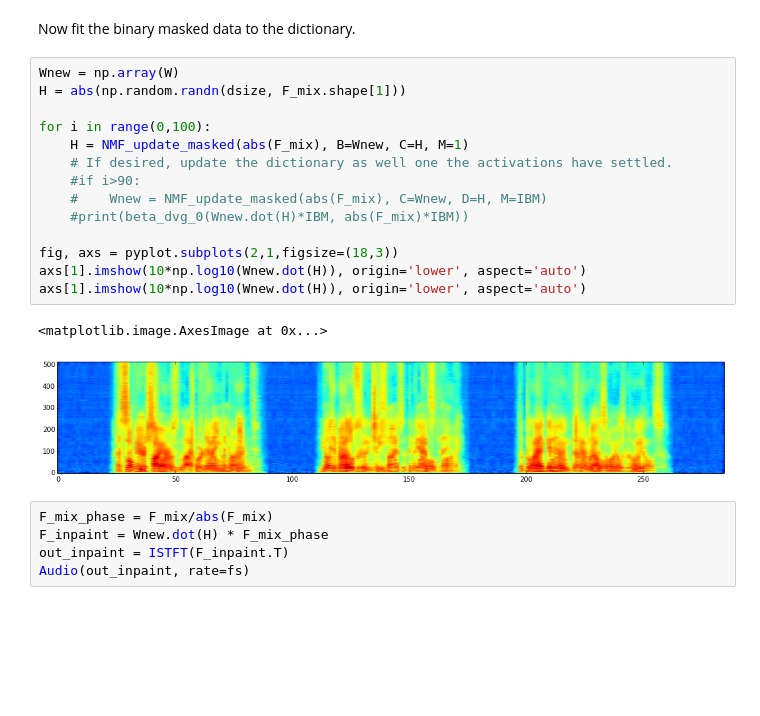
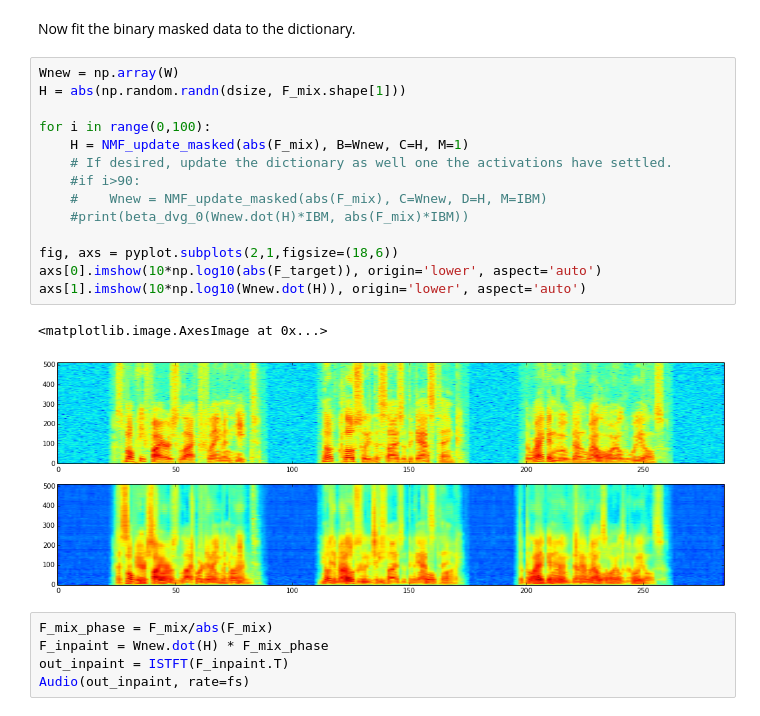
Before and after one commit to jthiem/AudioSpectrumInpainting, a Jupyter notebook: Audio inpainting with NMF.ipynb, the cells around one changed output. Drawn from its saved outputs; the diff is of its cells as text; blank space fills up the shorter version.

```diff
--- a/Audio inpainting with NMF.ipynb
+++ b/Audio inpainting with NMF.ipynb
@@ -112,20 +112,20 @@ Now fit the binary masked data to the dictionary.
 # %%
 Wnew = np.array(W)
 H = abs(np.random.randn(dsize, F_mix.shape[1]))
 
 for i in range(0,100):
     H = NMF_update_masked(abs(F_mix), B=Wnew, C=H, M=1)
     # If desired, update the dictionary as well one the activations have settled.
     #if i>90:
     #    Wnew = NMF_update_masked(abs(F_mix), C=Wnew, D=H, M=IBM)
     #print(beta_dvg_0(Wnew.dot(H)*IBM, abs(F_mix)*IBM))
 
-fig, axs = pyplot.subplots(2,1,figsize=(18,3))
+fig, axs = pyplot.subplots(2,1,figsize=(18,6))
+axs[0].imshow(10*np.log10(abs(F_target)), origin='lower', aspect='auto')
 axs[1].imshow(10*np.log10(Wnew.dot(H)), origin='lower', aspect='auto')
-axs[1].imshow(10*np.log10(Wnew.dot(H)), origin='lower', aspect='auto')
 # %% [output]
 <matplotlib.image.AxesImage at 0x...>
-[figure, old version]
+[figure, new version]
 # %%
 F_mix_phase = F_mix/abs(F_mix)
 F_inpaint = Wnew.dot(H) * F_mix_phase
```
